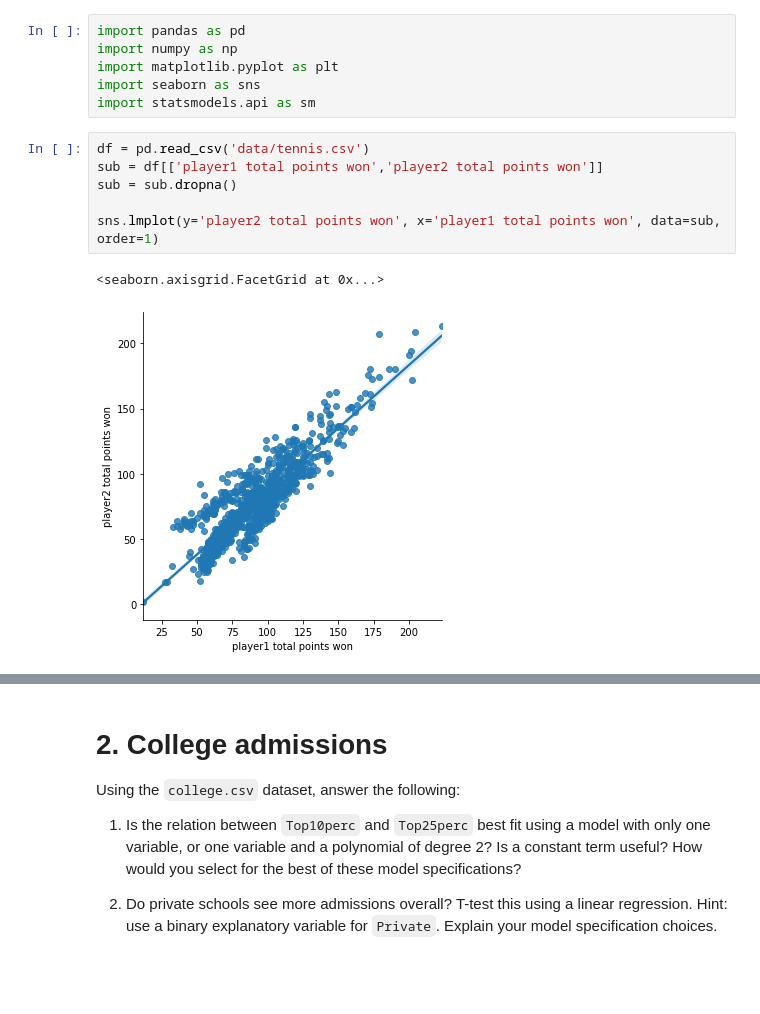
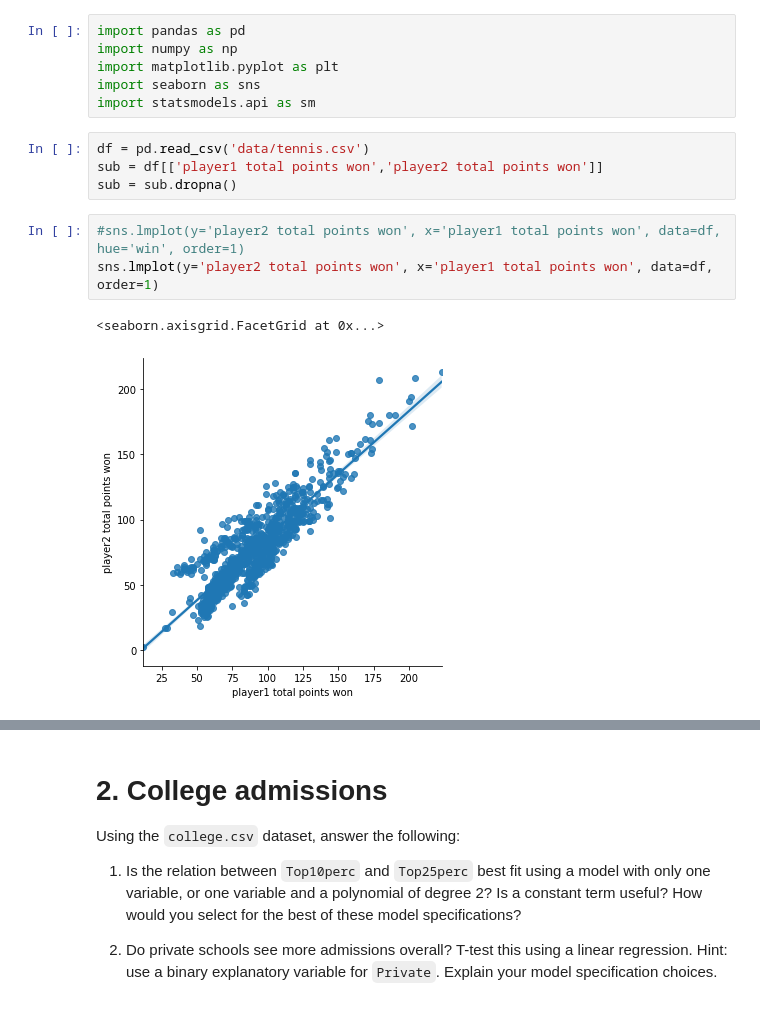
Before and after one commit to cb-ds-1/m3-2-regression-interpretation, a Jupyter notebook: workshop.ipynb, the cells around one changed output, grey strips where cells are left out. Drawn from its saved outputs; the diff is of its cells as text; blank space fills up the shorter version.

```diff
--- a/workshop.ipynb
+++ b/workshop.ipynb
@@ -16,11 +18,12 @@ import statsmodels.api as sm
 df = pd.read_csv('data/tennis.csv')
 sub = df[['player1 total points won','player2 total points won']]
 sub = sub.dropna()
-
-sns.lmplot(y='player2 total points won', x='player1 total points won', data=sub, order=1)
-# %% [output]
-<seaborn.axisgrid.FacetGrid at 0x...>
-[figure, removed]
+# %%
+#sns.lmplot(y='player2 total points won', x='player1 total points won', data=df, hue='win', order=1)
+sns.lmplot(y='player2 total points won', x='player1 total points won', data=df, order=1)
+# %% [output]
+<seaborn.axisgrid.FacetGrid at 0x...>
+[figure, added]
 # %%
 y = sub['player2 total points won']
 x = sub['player1 total points won']
```
Also changed, not shown: parts of 10 cells of this notebook.
